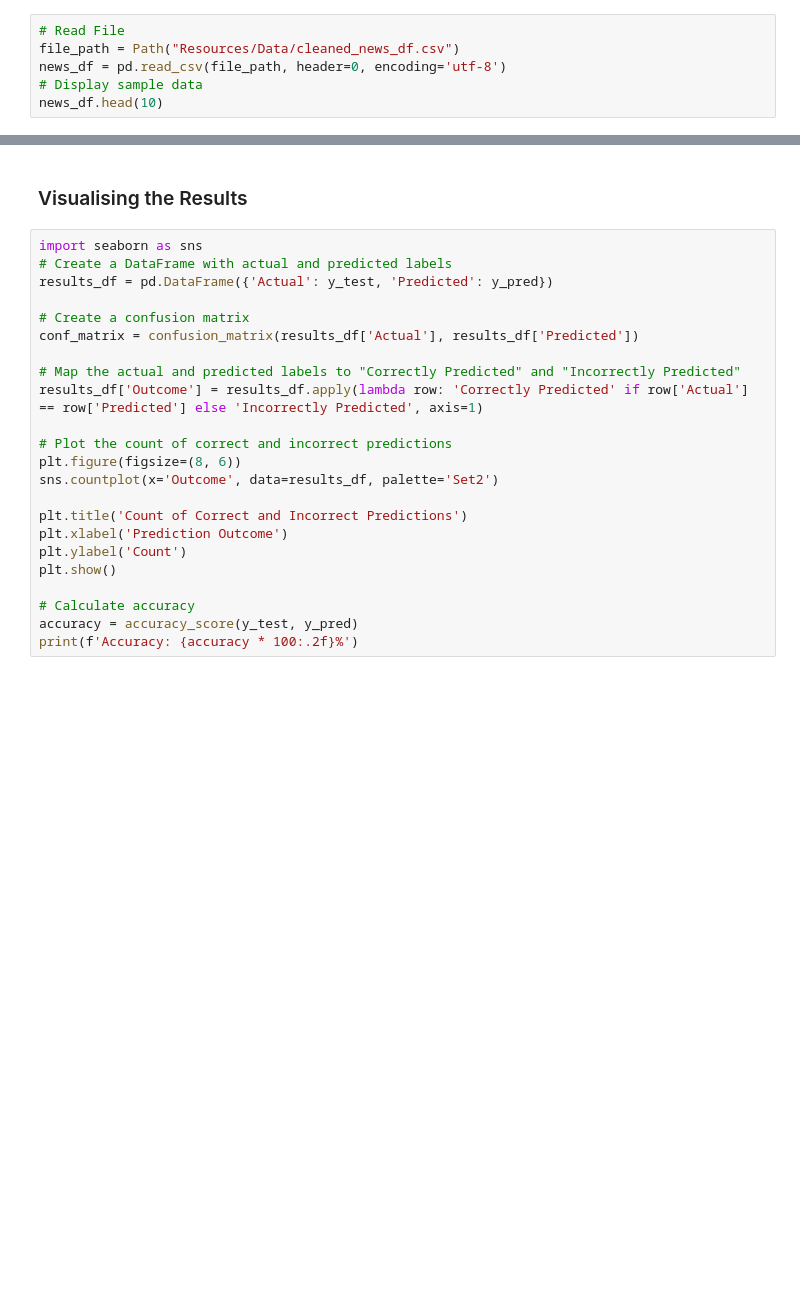
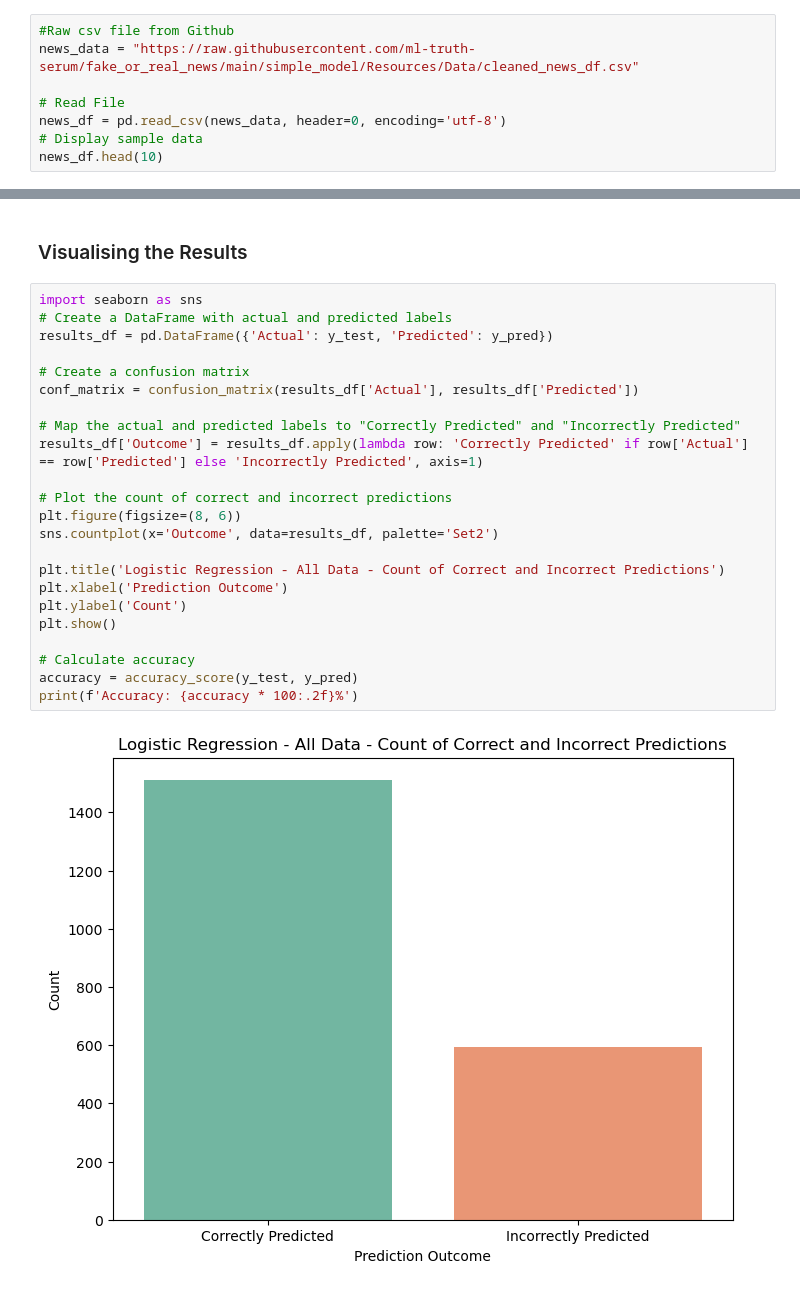
Before and after one commit to ml-truth-serum/fake_or_real_news, a Jupyter notebook: simple_model/simple_model_02_logisticRegression_ALL_DATA_STRING_DTYPES.ipynb, the cells around one changed output, grey strips where cells are left out. Cells and saved outputs as stored; diff of their text form; blank space fills up the shorter version.

Commit message:
update simple models

```diff
--- a/simple_model/simple_model_02_logisticRegression_Title_ONLY_STRING_DTYPES.ipynb
+++ b/simple_model/simple_model_02_logisticRegression_ALL_DATA_STRING_DTYPES.ipynb
@@ -6,9 +6,11 @@ import numpy as np
 %matplotlib inline
 import warnings
 # %%
+#Raw csv file from Github
+news_data = "https://raw.githubusercontent.com/ml-truth-serum/fake_or_real_news/main/simple_model/Resources/Data/cleaned_news_df.csv"
+
 # Read File
-file_path = Path("Resources/Data/cleaned_news_df.csv")
-news_df = pd.read_csv(file_path, header=0, encoding='utf-8')
+news_df = pd.read_csv(news_data, header=0, encoding='utf-8')
 # Display sample data
 news_df.head(10)
 # %% [output]
@@ -323,23 +341,25 @@ accuracy_score(y_test, y_pred)
 # %%
 import seaborn as sns
 # Create a DataFrame with actual and predicted labels
 results_df = pd.DataFrame({'Actual': y_test, 'Predicted': y_pred})
 
 # Create a confusion matrix
 conf_matrix = confusion_matrix(results_df['Actual'], results_df['Predicted'])
 
 # Map the actual and predicted labels to "Correctly Predicted" and "Incorrectly Predicted"
 results_df['Outcome'] = results_df.apply(lambda row: 'Correctly Predicted' if row['Actual'] == row['Predicted'] else 'Incorrectly Predicted', axis=1)
 
 # Plot the count of correct and incorrect predictions
 plt.figure(figsize=(8, 6))
 sns.countplot(x='Outcome', data=results_df, palette='Set2')
 
-plt.title('Count of Correct and Incorrect Predictions')
+plt.title('Logistic Regression - All Data - Count of Correct and Incorrect Predictions')
 plt.xlabel('Prediction Outcome')
 plt.ylabel('Count')
 plt.show()
 
 # Calculate accuracy
 accuracy = accuracy_score(y_test, y_pred)
 print(f'Accuracy: {accuracy * 100:.2f}%')
+# %% [output]
+[figure, added]
```
Also changed, not shown: parts of 9 cells of this notebook, 2 other files.
